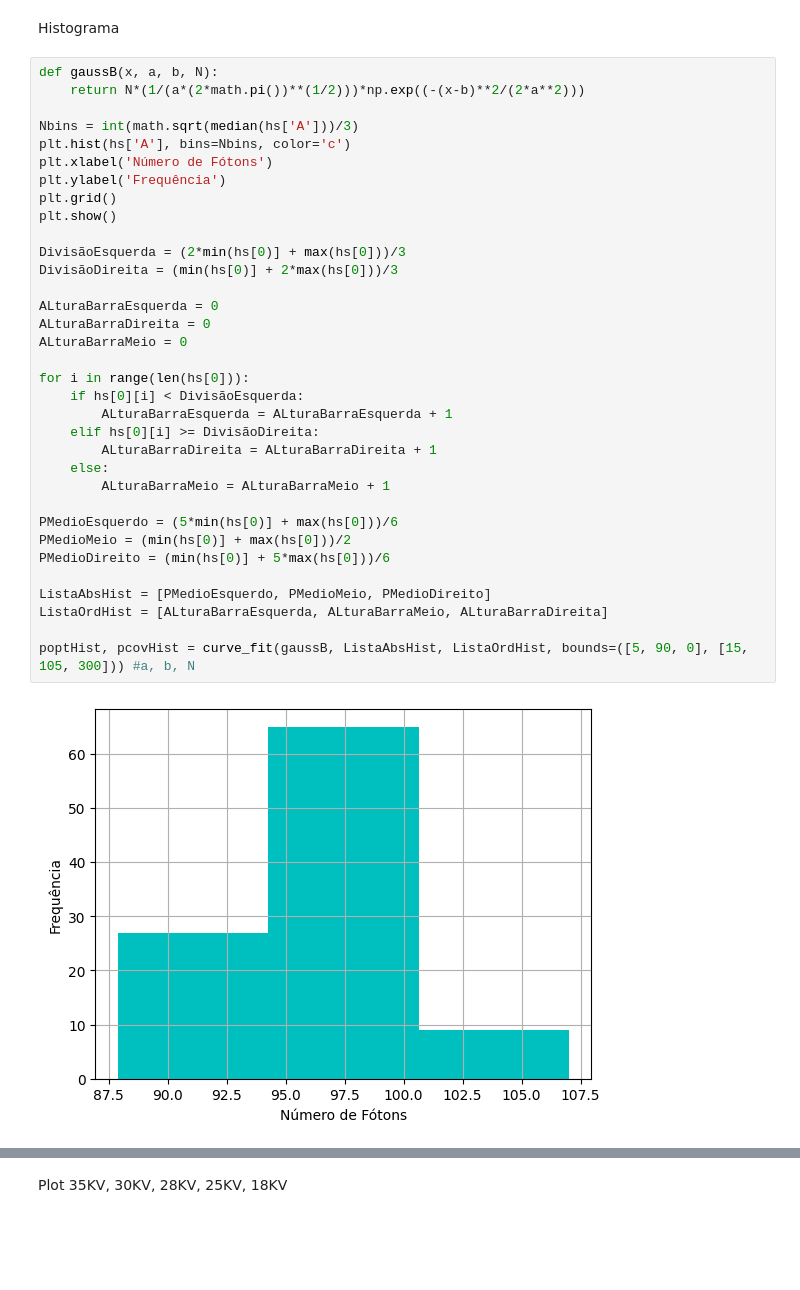
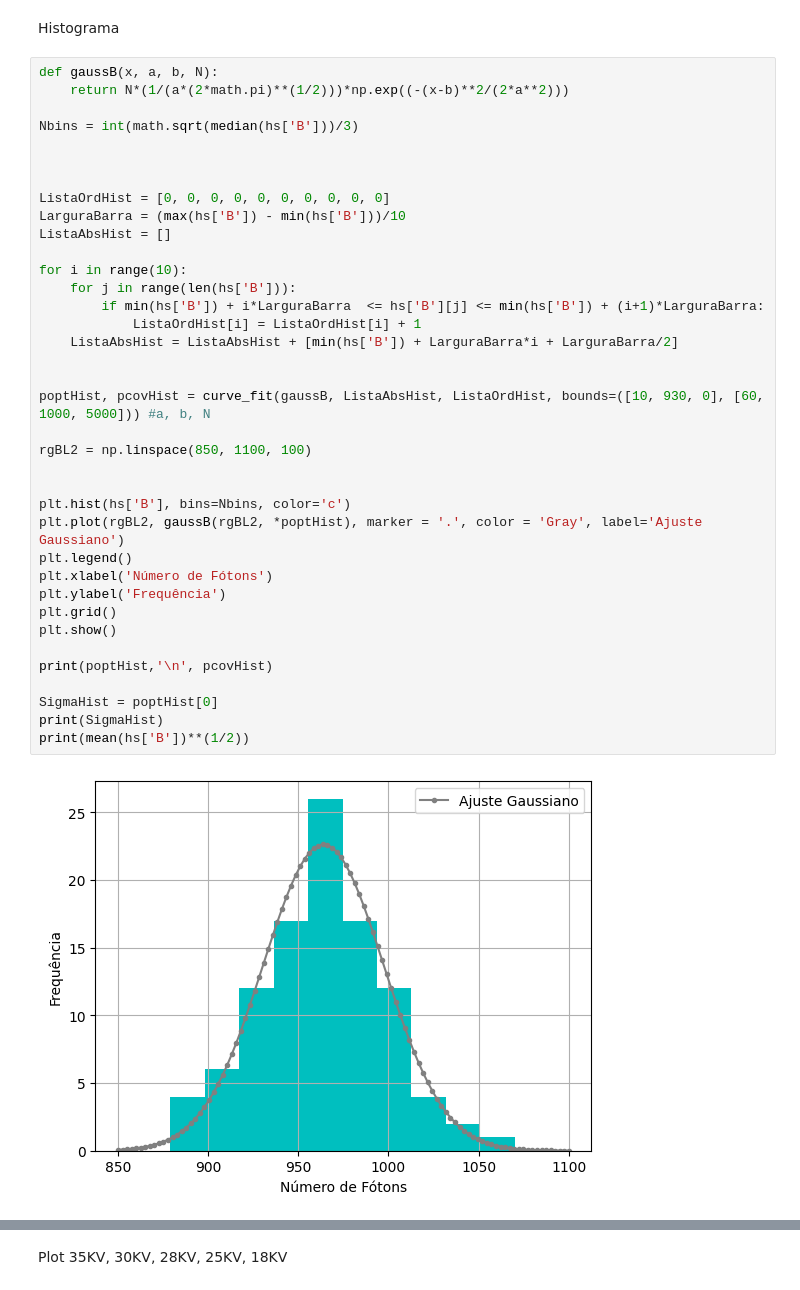
Before and after one commit to DanielDCSS/LabGlither, a Jupyter notebook: OpenLabEX2 VD.ipynb, the cells around one changed output, grey strips where cells are left out. Drawn from its saved outputs; the diff is of its cells as text; blank space fills up the shorter version.

```diff
--- a/OpenLabEX2 VD.ipynb
+++ b/OpenLabEX2 VD.ipynb
@@ -19,38 +35,41 @@ FileNotFoundError: [Errno 2] No such file or directory: 'Planilha do raio-x.xlsx
 # %% [markdown]
 Histograma
-# %%
-def gaussB(x, a, b, N):
-    return N*(1/(a*(2*math.pi())**(1/2)))*np.exp((-(x-b)**2/(2*a**2)))
-
-Nbins = int(math.sqrt(median(hs['A']))/3)
-plt.hist(hs['A'], bins=Nbins, color='c')
-plt.xlabel('Número de Fótons')
-plt.ylabel('Frequência')
-plt.grid()
-plt.show()
-
-DivisãoEsquerda = (2*min(hs[0)] + max(hs[0]))/3
-DivisãoDireita = (min(hs[0)] + 2*max(hs[0]))/3
-
-ALturaBarraEsquerda = 0
-ALturaBarraDireita = 0
-ALturaBarraMeio = 0
-
-for i in range(len(hs[0])):
-    if hs[0][i] < DivisãoEsquerda:
-        ALturaBarraEsquerda = ALturaBarraEsquerda + 1
-    elif hs[0][i] >= DivisãoDireita:
-        ALturaBarraDireita = ALturaBarraDireita + 1
-    else:
-        ALturaBarraMeio = ALturaBarraMeio + 1
-
-PMedioEsquerdo = (5*min(hs[0)] + max(hs[0]))/6
-PMedioMeio = (min(hs[0)] + max(hs[0]))/2
-PMedioDireito = (min(hs[0)] + 5*max(hs[0]))/6
-
-ListaAbsHist = [PMedioEsquerdo, PMedioMeio, PMedioDireito]
-ListaOrdHist = [ALturaBarraEsquerda, ALturaBarraMeio, ALturaBarraDireita]
-
-poptHist, pcovHist = curve_fit(gaussB, ListaAbsHist, ListaOrdHist, bounds=([5, 90, 0], [15, 105, 300])) #a, b, N
-# %% [output]
-[figure, removed]
+# %%
+def gaussB(x, a, b, N):
+    return N*(1/(a*(2*math.pi)**(1/2)))*np.exp((-(x-b)**2/(2*a**2)))
+
+Nbins = int(math.sqrt(median(hs['B']))/3)
+
+
+
+ListaOrdHist = [0, 0, 0, 0, 0, 0, 0, 0, 0, 0]
+LarguraBarra = (max(hs['B']) - min(hs['B']))/10
+ListaAbsHist = []
+
+for i in range(10):
+    for j in range(len(hs['B'])):
+        if min(hs['B']) + i*LarguraBarra  <= hs['B'][j] <= min(hs['B']) + (i+1)*LarguraBarra:
+            ListaOrdHist[i] = ListaOrdHist[i] + 1
+    ListaAbsHist = ListaAbsHist + [min(hs['B']) + LarguraBarra*i + LarguraBarra/2]
+
+
+poptHist, pcovHist = curve_fit(gaussB, ListaAbsHist, ListaOrdHist, bounds=([10, 930, 0], [60, 1000, 5000])) #a, b, N
+
+rgBL2 = np.linspace(850, 1100, 100)
+
+
+plt.hist(hs['B'], bins=Nbins, color='c')
+plt.plot(rgBL2, gaussB(rgBL2, *poptHist), marker = '.', color = 'Gray', label='Ajuste Gaussiano')
+plt.legend()
+plt.xlabel('Número de Fótons')
+plt.ylabel('Frequência')
+plt.grid()
+plt.show()
+
+print(poptHist,'\n', pcovHist)
+
+SigmaHist = poptHist[0]
+print(SigmaHist)
+print(mean(hs['B'])**(1/2))
+# %% [output]
+[figure, added]
```
Also changed, not shown: parts of 11 cells of this notebook.
